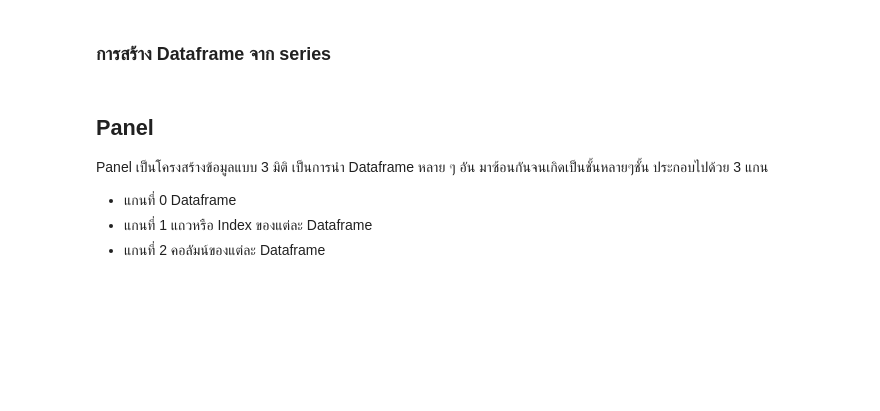
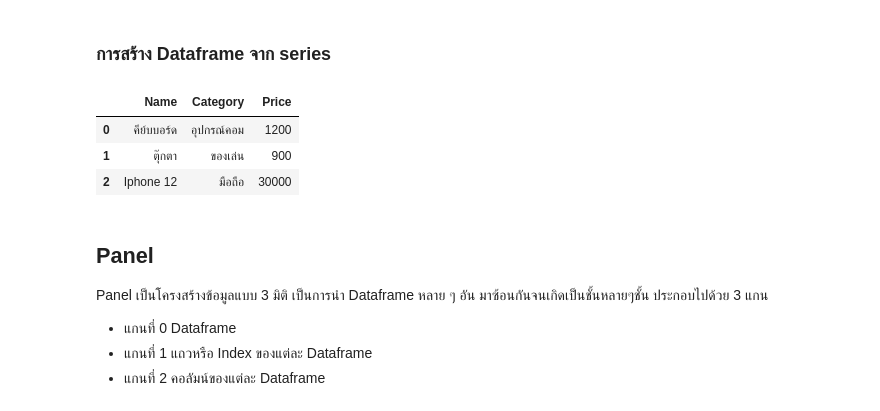
Before and after one commit to Aomaphisara/Python-basics, a Jupyter notebook: Pandas1.ipynb, the cells around one changed output. Saved outputs shown, nothing was run; the diff lists cells and outputs as text; code cells hidden in the pictures; blank space fills up the shorter version.

```diff
--- a/Pandas1.ipynb
+++ b/Pandas1.ipynb
@@ -123,5 +203,22 @@ Dataframe เป็นโครงสร้างข้อมูลแบบ Arr
 # %% [markdown]
 ### การสร้าง Dataframe จาก series
+# %%
+Name = ['คีย์บบอร์ด','ตุ๊กตา','Iphone 12']
+Category	= ['อุปกรณ์คอม','ของเล่น','มือถือ']
+Price = ['1200','900','30000']
+
+name_s = pd.Series(Name)
+category_s = pd.Series(Category)
+price_s = pd.Series(Price)
+
+fram = {'Name':name_s,'Category':category_s,'Price':price_s}
+df4 = pd.DataFrame(fram)
+df4
+# %% [output]
+|  | Name | Category | Price |
+| 0 | คีย์บบอร์ด | อุปกรณ์คอม | 1200 |
+| 1 | ตุ๊กตา | ของเล่น | 900 |
+| 2 | Iphone 12 | มือถือ | 30000 |
 # %% [markdown]
 ## Panel
  Panel เป็นโครงสร้างข้อมูลแบบ 3 มิติ เป็นการนำ Dataframe หลาย ๆ อัน มาซ้อนกันจนเกิดเป็นชั้นหลายๆชั้น ประกอบไปด้วย 3 แกน
```
Also changed, not shown: parts of 13 cells of this notebook.
